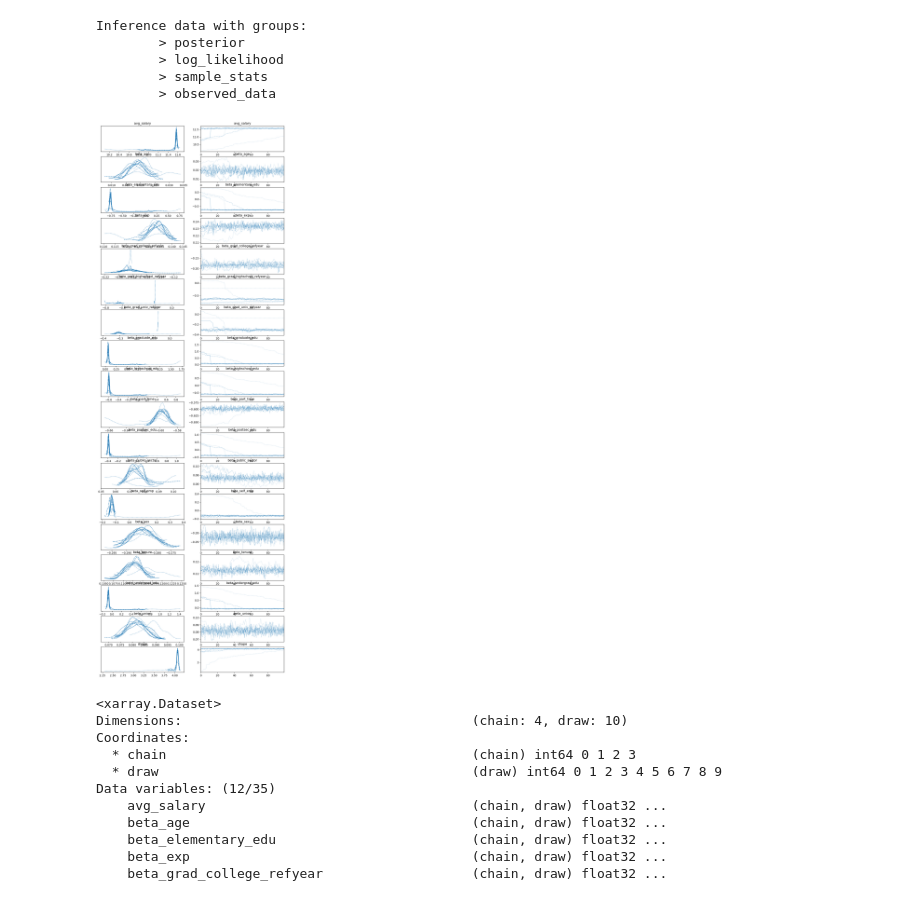
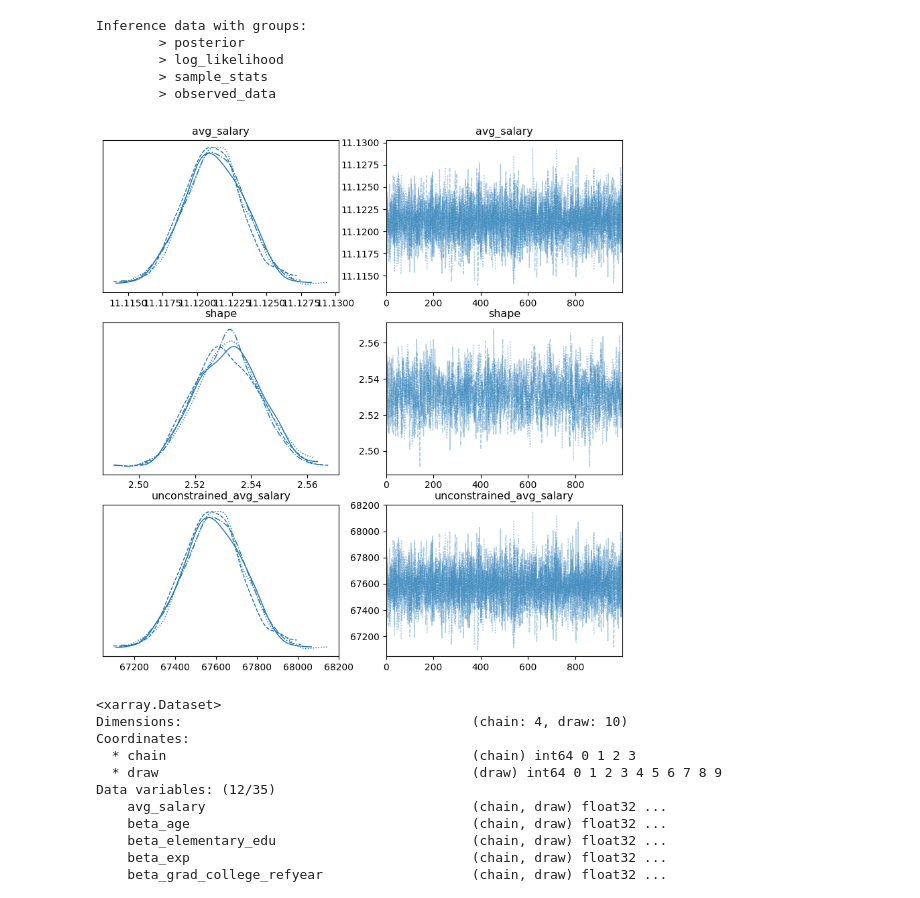
Before and after one commit to andrescastillovega/LabourSIM, a Jupyter notebook: Models/Wages/notebooks/trace_analysis.ipynb, the cells around one changed output. Saved outputs shown, nothing was run; the diff lists cells and outputs as text; code cells hidden in the pictures.

```diff
--- a/Models/Wages/notebooks/trace_analysis.ipynb
+++ b/Models/Wages/notebooks/trace_analysis.ipynb
@@ -89,7 +118,7 @@ import arviz as az
 import jax.numpy as jnp
 import os
 # %%
-trace = az.from_netcdf('../outputs/MP1_all_vars_pooled/trace.nc')
+trace = az.from_netcdf('../outputs/MP11_MP10_no_exp/trace.nc')
 trace
 # %% [output]
 Inference data with groups:
@@ -98,9 +127,9 @@ Inference data with groups:
         > sample_stats
         > observed_data
 # %%
-az.plot_trace(trace);
+az.plot_trace(trace, figsize=(10, 10));
 # %% [output]
-[figure, old version]
+[figure, new version]
 # %%
 post = trace.posterior.copy()
 post
```
Also changed, not shown: parts of 3 cells of this notebook, 6 other files.
